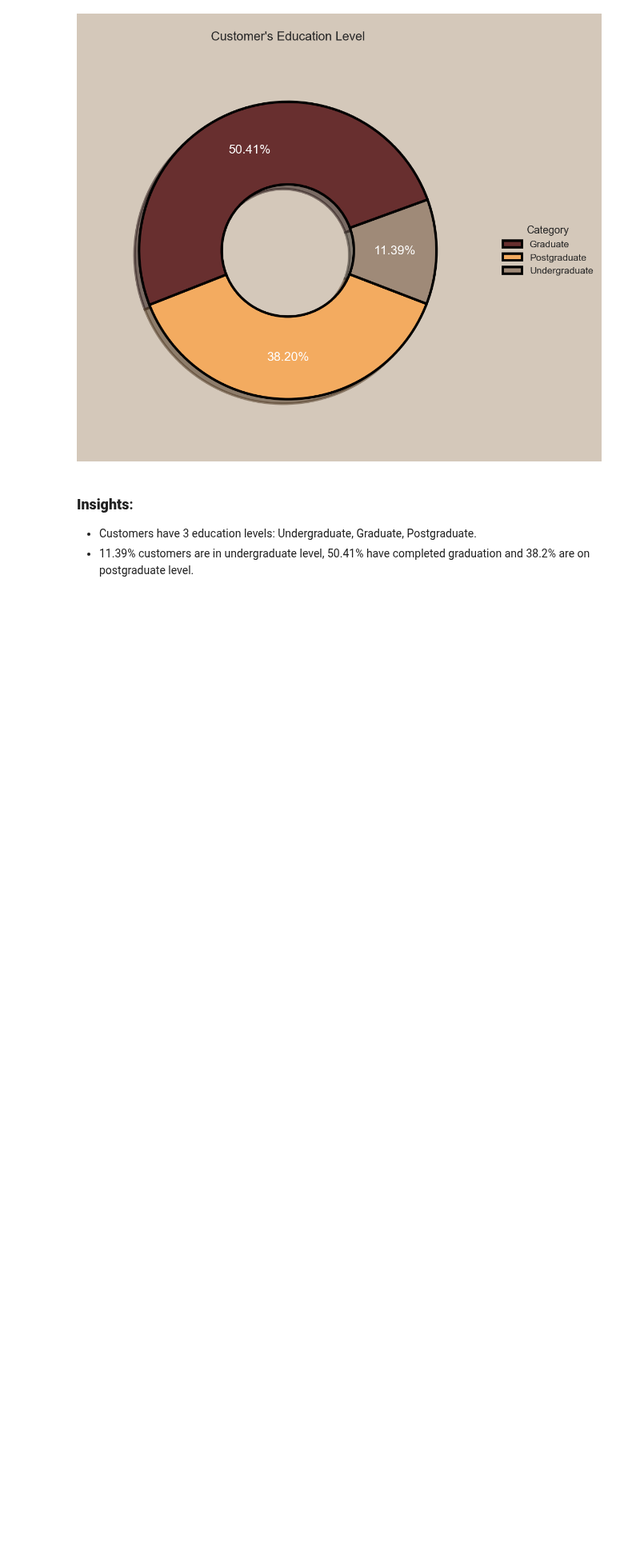
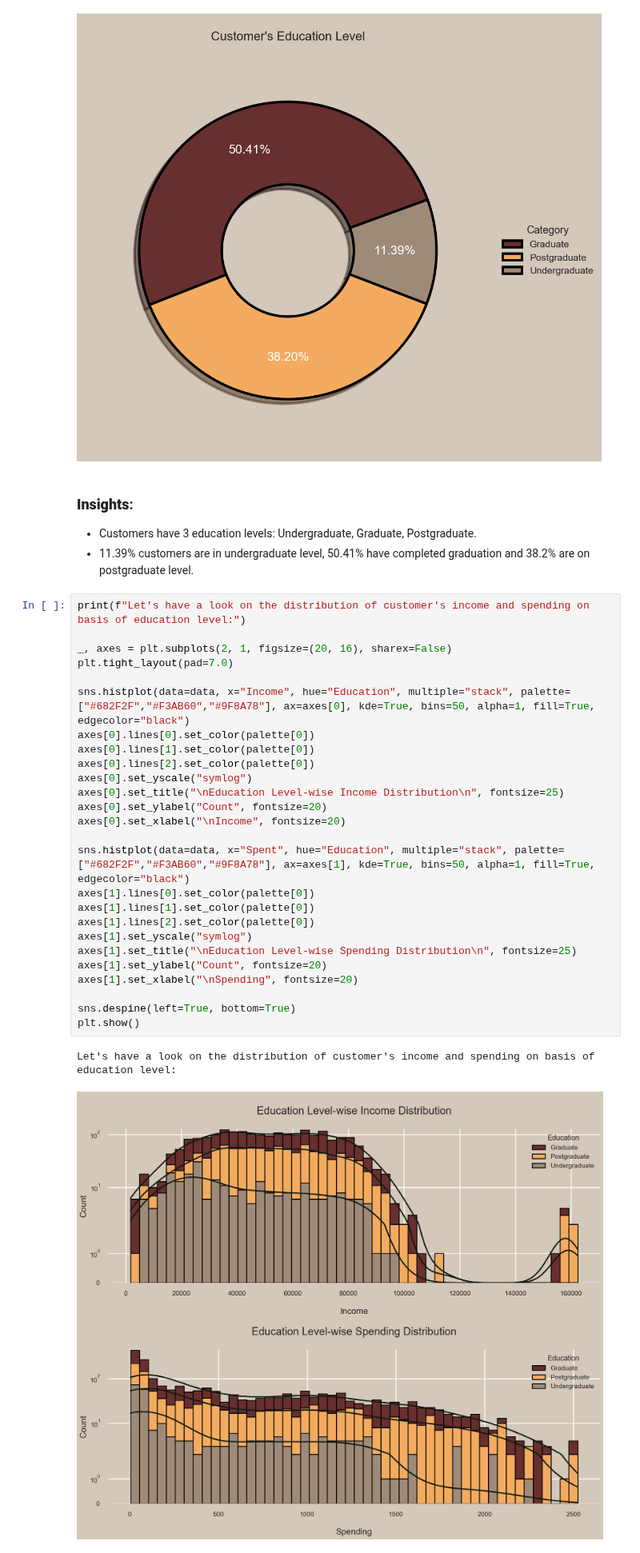
Before and after one commit to noahnoahnoahtran/EDA, a Jupyter notebook: 7_customer_personality/analysis.ipynb, the cells around one changed output. Shown at 80% size. Cells and saved outputs as stored; diff of their text form; blank space fills up the shorter version.

```diff
--- a/7_customer_personality/analysis.ipynb
+++ b/7_customer_personality/analysis.ipynb
@@ -246,3 +246,32 @@ Let's have a look on the customer's education:
 ### **Insights**:
 - Customers have 3 education levels: Undergraduate, Graduate, Postgraduate.
 - 11.39% customers are in undergraduate level, 50.41% have completed graduation and 38.2% are on postgraduate level.
+# %%
+print(f"Let's have a look on the distribution of customer's income and spending on basis of education level:")
+
+_, axes = plt.subplots(2, 1, figsize=(20, 16), sharex=False)
+plt.tight_layout(pad=7.0)
+
+sns.histplot(data=data, x="Income", hue="Education", multiple="stack", palette=["#682F2F","#F3AB60","#9F8A78"], ax=axes[0], kde=True, bins=50, alpha=1, fill=True, edgecolor="black")
+axes[0].lines[0].set_color(palette[0])
+axes[0].lines[1].set_color(palette[0])
+axes[0].lines[2].set_color(palette[0])
+axes[0].set_yscale("symlog")
+axes[0].set_title("\nEducation Level-wise Income Distribution\n", fontsize=25)
+axes[0].set_ylabel("Count", fontsize=20)
+axes[0].set_xlabel("\nIncome", fontsize=20)
+
+sns.histplot(data=data, x="Spent", hue="Education", multiple="stack", palette=["#682F2F","#F3AB60","#9F8A78"], ax=axes[1], kde=True, bins=50, alpha=1, fill=True, edgecolor="black")
+axes[1].lines[0].set_color(palette[0])
+axes[1].lines[1].set_color(palette[0])
+axes[1].lines[2].set_color(palette[0])
+axes[1].set_yscale("symlog")
+axes[1].set_title("\nEducation Level-wise Spending Distribution\n", fontsize=25)
+axes[1].set_ylabel("Count", fontsize=20)
+axes[1].set_xlabel("\nSpending", fontsize=20)
+
+sns.despine(left=True, bottom=True)
+plt.show()
+# %% [output]
+Let's have a look on the distribution of customer's income and spending on basis of education level:
+[figure, added]
```
Also changed, not shown: parts of 1 cell of this notebook.
